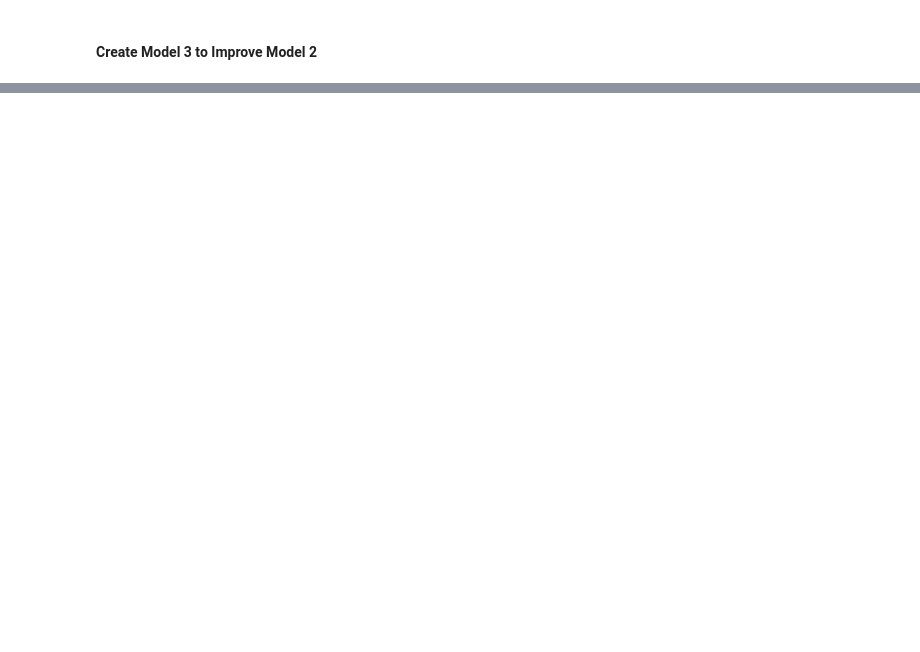
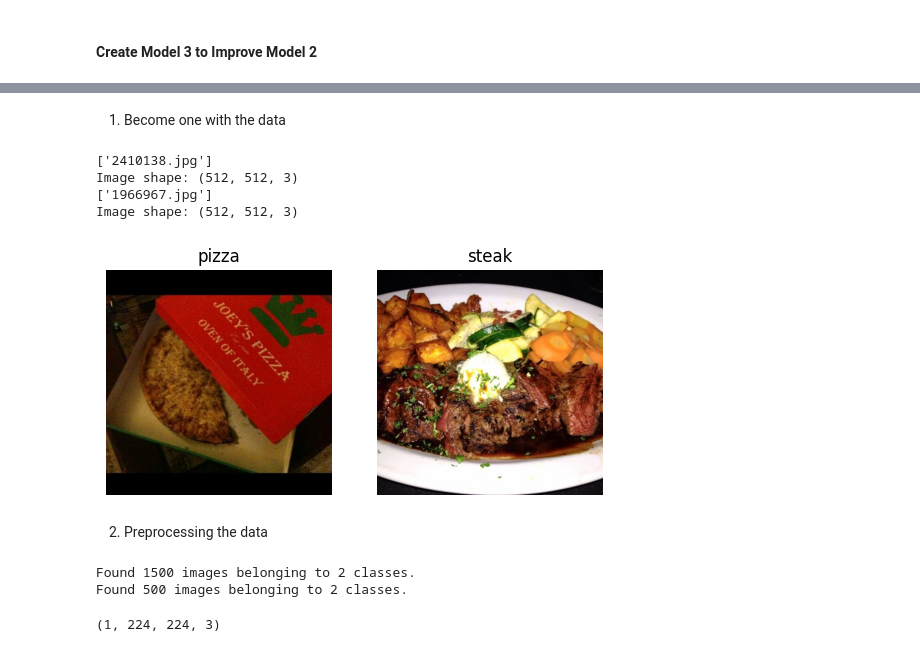
Before and after one commit to DiandraRifqiM/A-Journey-with-TensorFlow, a Jupyter notebook: Course 8/computerVision.ipynb, the cells around one changed output, grey strips where cells are left out. Cells and saved outputs as stored; diff of their text form; code cells hidden in the pictures; blank space fills up the shorter version.

```diff
--- a/Course 8/computerVision.ipynb
+++ b/Course 8/computerVision.ipynb
@@ -209,0 +190,18 @@ Epoch 5/5
+# %% [markdown]
+1. Become one with the data
+# %%
+plt.figure()
+plt.subplot(1,2,1)
+pizza_image = rand_image(targer_dir=r"D:\Python Course\Tensorflow Crash Course\data\pizza_steak\train\\",
+           target_class="pizza")
+plt.subplot(1,2,2)
+steak_image = rand_image(targer_dir=r"D:\Python Course\Tensorflow Crash Course\data\pizza_steak\train\\",
+           target_class="steak")
+# %% [output]
+['2410138.jpg']
+Image shape: (512, 512, 3)
+['1966967.jpg']
+Image shape: (512, 512, 3)
+[figure, added]
+# %% [markdown]
+2. Preprocessing the data
@@ -209,0 +212,13 @@ Epoch 5/5
+# %%
+train_data2 = train_datagen2.flow_from_directory(directory=train_dir,
+                                                target_size=(224,224),
+                                                class_mode="binary",
+                                                batch_size=32)
+
+test_data2 = test_datagen2.flow_from_directory(directory=test_dir,
+                                               target_size=(224,224),
+                                               class_mode="binary",
+                                               batch_size=32)
+# %% [output]
+Found 1500 images belonging to 2 classes.
+Found 500 images belonging to 2 classes.
@@ -209,0 +228,4 @@ Epoch 5/5
+# %%
+images[:1].shape
+# %% [output]
+(1, 224, 224, 3)
```
Also changed, not shown: parts of 32 cells of this notebook.
